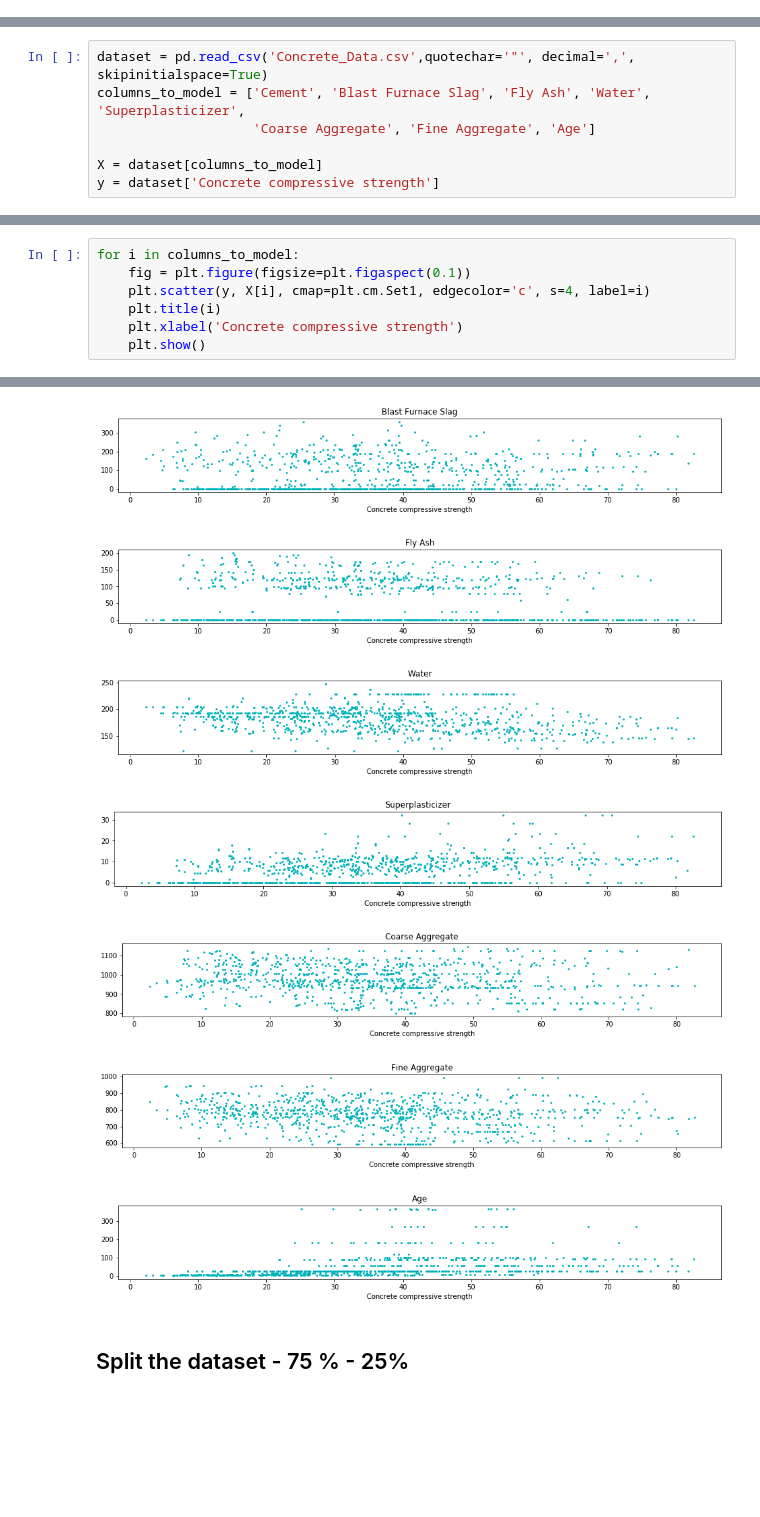
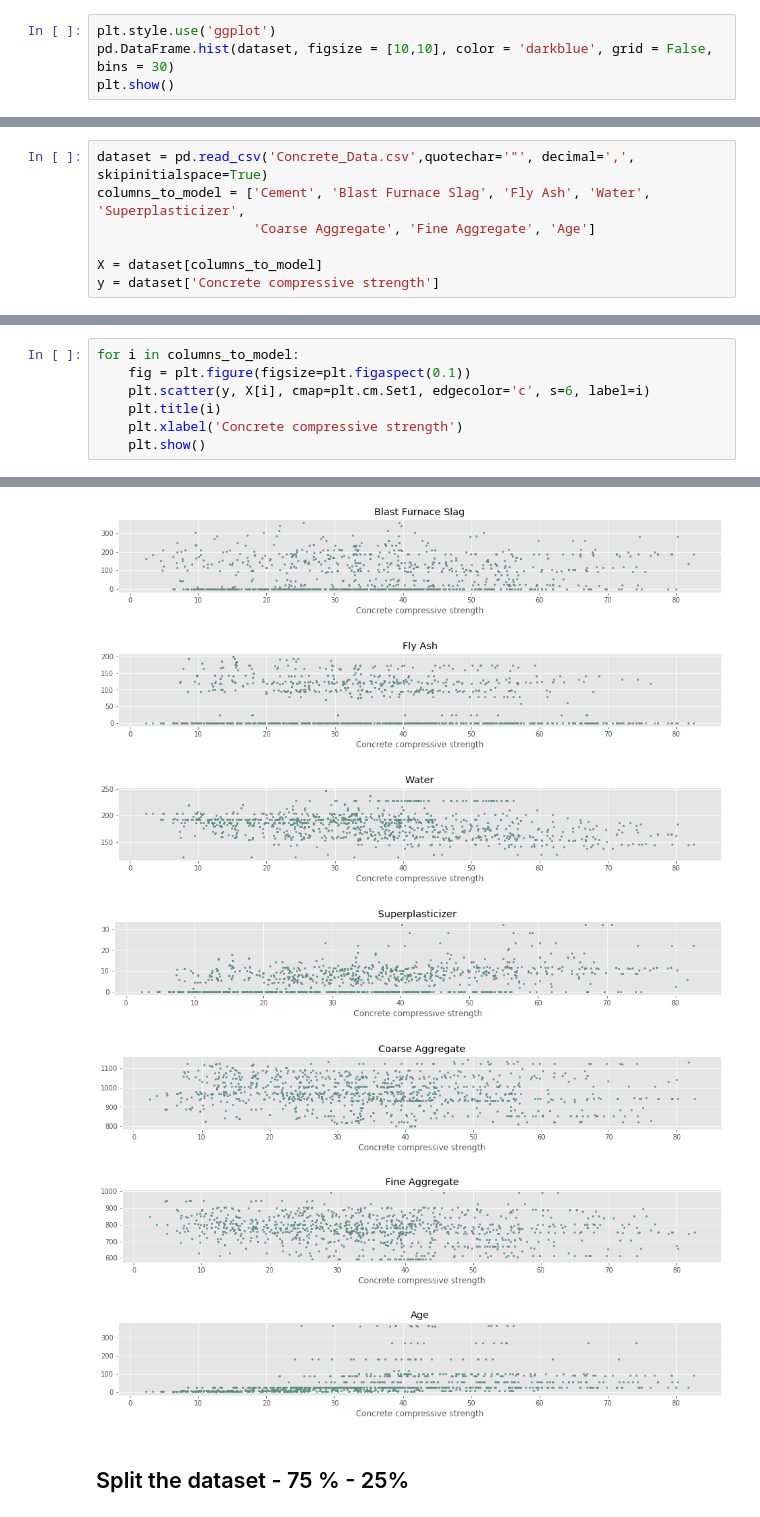
Before and after one commit to infoshareacademy/jdsz2-esperanto, a Jupyter notebook: projekt_ml/presentation.ipynb, the cells around one changed output, grey strips where cells are left out. Drawn from its saved outputs; the diff is of its cells as text; blank space fills up the shorter version.

Commit message:
Update histograms and heatmap

```diff
--- a/projekt_ml/presentation.ipynb
+++ b/projekt_ml/presentation.ipynb
@@ -25,3 +27,7 @@ warnings.filterwarnings("ignore")
 # Dataset Features
 # %% [markdown]
 ![summary](refs/summary.png)
+# %%
+plt.style.use('ggplot')
+pd.DataFrame.hist(dataset, figsize = [10,10], color = 'darkblue', grid = False, bins = 30)
+plt.show()
@@ -35,7 +48,7 @@ y = dataset['Concrete compressive strength']
 # %%
 for i in columns_to_model:
     fig = plt.figure(figsize=plt.figaspect(0.1))
-    plt.scatter(y, X[i], cmap=plt.cm.Set1, edgecolor='c', s=4, label=i)
+    plt.scatter(y, X[i], cmap=plt.cm.Set1, edgecolor='c', s=6, label=i)
     plt.title(i)
     plt.xlabel('Concrete compressive strength')
     plt.show()
@@ -44,10 +57,10 @@ for i in columns_to_model:
-[figure, old version]
+[figure, new version]
-[figure, old version]
+[figure, new version]
-[figure, old version]
+[figure, new version]
-[figure, old version]
+[figure, new version]
-[figure, old version]
+[figure, new version]
-[figure, old version]
+[figure, new version]
-[figure, old version]
+[figure, new version]
 # %% [markdown]
 ## Split the dataset - 75 % - 25%
 # %%
```
Also changed, not shown: parts of 12 cells of this notebook.
